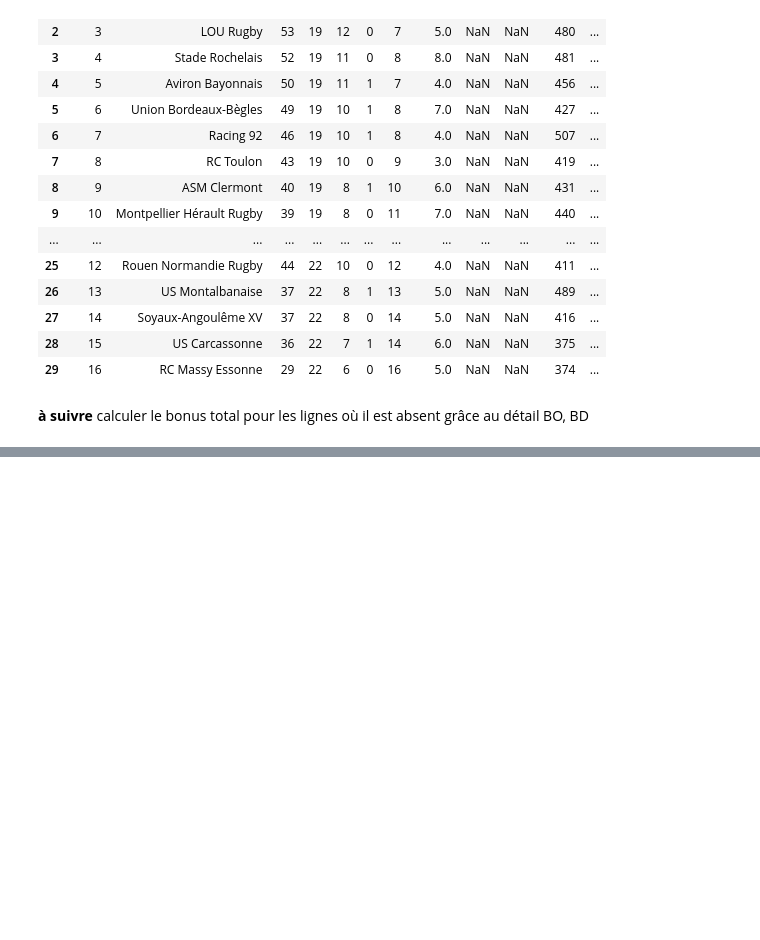
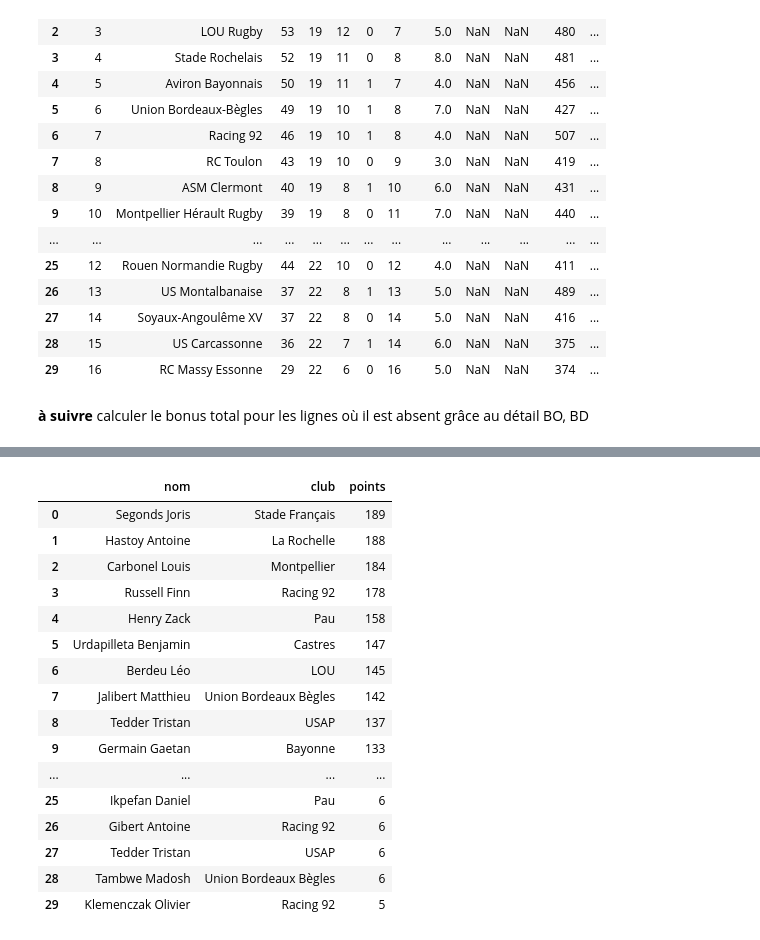
Before and after one commit to matthcol/python_rugby, a Jupyter notebook: 02-Pandas-Classements.ipynb, the cells around one changed output, grey strips where cells are left out. Drawn from its saved outputs; the diff is of its cells as text; code cells hidden in the pictures; blank space fills up the shorter version.

```diff
--- a/02-Pandas-Classements.ipynb
+++ b/02-Pandas-Classements.ipynb
@@ -528,0 +556,21 @@ dfClassements[~dfClassements.Bonus.isna()]
+# %%
+dfJoueursTop14 = pd.read_csv('data/joueursTop14_bis.csv', encoding='CP1252')
+dfJoueursTop14
+# %% [output]
+|  | nom | club | points |
+| 0 | Segonds Joris | Stade Français | 189 |
+| 1 | Hastoy Antoine | La Rochelle | 188 |
+| 2 | Carbonel Louis | Montpellier | 184 |
+| 3 | Russell Finn | Racing 92 | 178 |
+| 4 | Henry Zack | Pau | 158 |
+| 5 | Urdapilleta Benjamin | Castres | 147 |
+| 6 | Berdeu Léo | LOU | 145 |
+| 7 | Jalibert Matthieu | Union Bordeaux Bègles | 142 |
+| 8 | Tedder Tristan | USAP | 137 |
+| 9 | Germain Gaetan | Bayonne | 133 |
+| ... | ... | ... | ... |
+| 25 | Ikpefan Daniel | Pau | 6 |
+| 26 | Gibert Antoine | Racing 92 | 6 |
+| 27 | Tedder Tristan | USAP | 6 |
+| 28 | Tambwe Madosh | Union Bordeaux Bègles | 6 |
+| 29 | Klemenczak Olivier | Racing 92 | 5 |
```
Also changed, not shown: parts of 16 cells of this notebook.
